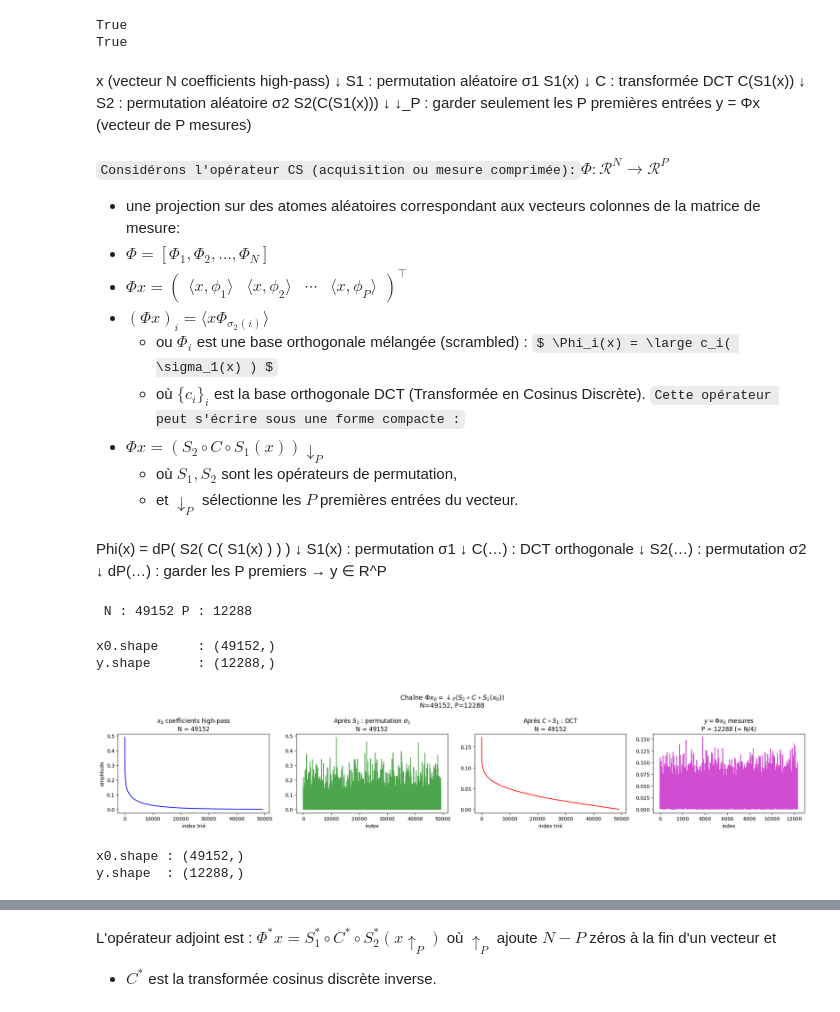
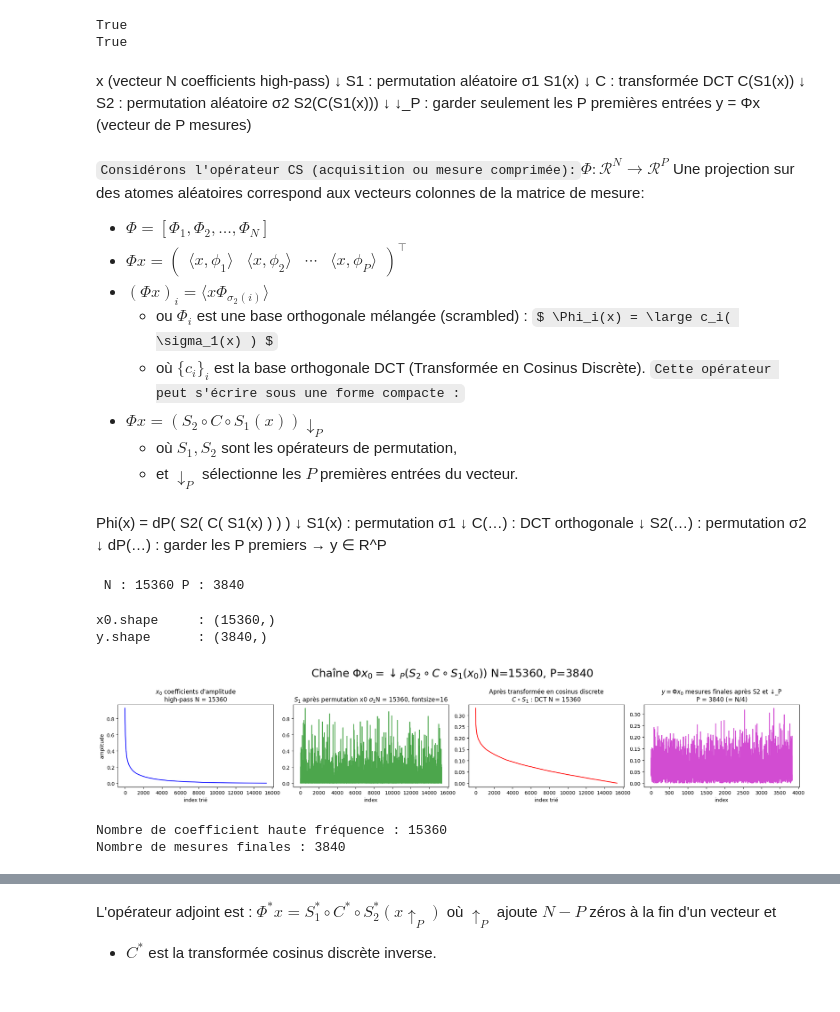
Before and after one commit to Borleo/2_M2_IAFA, a Jupyter notebook: TP_M2IAFA/TP_M2_IMGCMPT/TP23_Imagerie_Computationnelle/4_Sparsity and Redundant Representations/Compressed Sensing of Images/sparsity_2_cs_images.ipynb, the cells around one changed output, grey strips where cells are left out. Drawn from its saved outputs; the diff is of its cells as text; code cells hidden in the pictures; some formulas as TeX source.

```diff
--- a/TP_M2IAFA/TP_M2_IMGCMPT/TP23_Imagerie_Computationnelle/4_Sparsity and Redundant Representations/Compressed Sensing of Images/sparsity_2_cs_images.ipynb
+++ b/TP_M2IAFA/TP_M2_IMGCMPT/TP23_Imagerie_Computationnelle/4_Sparsity and Redundant Representations/Compressed Sensing of Images/sparsity_2_cs_images.ipynb
@@ -80,9 +80,9 @@ Maintenant nous chargeons une image $m \in \mathcal{R}^{n^2}$ de $n \times n$ pi
 # %%
 path= '/Users/asriel/TP_IAFA/M2_IAFA/TP_M2IAFA/TP_M2_IMGCMPT/TP23_Imagerie_Computationnelle/'
 name = path + 'nt_toolbox/data/boat.bmp'
-n = 512
+n = 256
 
-f0 = load_image(name)          # f0.shape = (256, 256)
+f0 = load_image(name,n)          # f0.shape = (256, 256)
 f0 = (f0 - f0.min()) / (f0.max() - f0.min() + 1e-12)
 print(f0.shape)
 
@@ -382,16 +365,16 @@ True
 # %% [markdown]
 x (vecteur N coefficients high-pass)
     ↓  S1 : permutation aléatoire σ1
-S1(x)
+    S1(x)
     ↓  C : transformée DCT
-C(S1(x))
+    C(S1(x))
     ↓  S2 : permutation aléatoire σ2
-S2(C(S1(x)))
+    S2(C(S1(x)))
     ↓  ↓_P : garder seulement les P premières entrées
-y = Φx  (vecteur de P mesures)
+    y = Φx  (vecteur de P mesures)
 # %% [markdown]
 `Considérons l'opérateur CS (acquisition ou mesure comprimée):`$\Phi:\mathcal{R}^N \rightarrow \mathcal{R}^P$
-- une projection sur des atomes aléatoires correspondant aux vecteurs colonnes de la matrice de mesure:
+Une projection sur des atomes aléatoires correspond aux vecteurs colonnes de la matrice de mesure:
 - $ \Phi=[\Phi_1,\Phi_2,…,\Phi_N]$
  - $\Phi x = \begin{pmatrix} \langle x, \phi_1 \rangle & \langle x, \phi_2 \rangle & \cdots & \langle x, \phi_P \rangle \end{pmatrix}^\top$
  - $ (\Phi x)_i = \langle{x}{\Phi_{\sigma_2(i)}}\rangle $
@@ -414,56 +397,55 @@ Phi(x) = dP( S2( C( S1(x) ) ) )
 # %%
 from scipy.fft import dct, idct
 
-P = N // 4   # nombre de mesures Shanon
+P = N // 4   # nombre de mesures Shanon-Nyquist
 print(f" N : {N} P : {P}")
 # DCT orthogonale et son inverse
 C     = lambda x: dct(x, norm='ortho')  # transformée en cosinus discrete dans une base orthogonale
 Cinv  = lambda x: idct(x, norm='ortho') # transformée en cosinus discrete inverse dans une base orthogonale
 dP    = lambda x: x[:P] # Sous-échantillonnage ↓_P : garder les P premières entrées
-Phi   = lambda x: dP(S(C(S(x0, sigma1)),sigma2)) # Opérateur Φ : R^N → R^P
+Phi   = lambda x: dP(S(C(S(x0,sigma1)),sigma2)) # Opérateur Φ : R^N → R^P
 # %% [output]
- N : 49152 P : 12288
+ N : 15360 P : 3840
 # %%
 y = Phi(x0)
 print(f"x0.shape     : {x0.shape}")       # (N,)  = (61440,)
 print(f"y.shape      : {y.shape}")        # (P,)  = (15360,)
 # %% [output]
-x0.shape     : (49152,)
-y.shape      : (12288,)
+x0.shape     : (15360,)
+y.shape      : (3840,)
 # %%
 fig, axes = plt.subplots(1, 4, figsize=(20, 4))
 
 # 1. x0 : coefficients high-pass originaux
 axes[0].plot(np.sort(np.abs(x0))[::-1], 'b-')
-axes[0].set_title(f'$x_0$ coefficients high-pass\nN = {N}')
+axes[0].set_title(f'$x_0$ coefficients d\'amplitude\nhigh-pass N = {N}')
 axes[0].set_xlabel('index trié')
 axes[0].set_ylabel('amplitude')
 
 # 2. Après S1 : permutation sigma1
 S1_x0 = S(x0, sigma1)
 axes[1].plot(np.abs(S1_x0), 'g-', alpha=0.7)
-axes[1].set_title(f'Après $S_1$ : permutation $\\sigma_1$\nN = {N}')
+axes[1].set_title(f'$S_1$ après permutation x0 $\\sigma_1$N = {N}, fontsize=16')
 axes[1].set_xlabel('index')
 
 # 3. Après C∘S1 : DCT
 CS1_x0 = C(S1_x0)
 axes[2].plot(np.sort(np.abs(CS1_x0))[::-1], 'r-')
-axes[2].set_title(f'Après $C \\circ S_1$ : DCT\nN = {N}')
+axes[2].set_title(f'Après transformée en cosinus discrete\n$C \\circ S_1$ : DCT N = {N}')
 axes[2].set_xlabel('index trié')
 
 # 4. y = Φx0 : mesures finales après S2 et ↓_P
 axes[3].plot(np.abs(y), 'm-', alpha=0.7)
-axes[3].set_title(f'$y = \\Phi x_0$ mesures\nP = {P} (= N/4)')
+axes[3].set_title(f'$y = \\Phi x_0$ mesures finales après S2 et ↓_P\nP = {P} (= N/4)')
 axes[3].set_xlabel('index')
 
-plt.suptitle(f'Chaîne $\\Phi x_0 = \\downarrow_P(S_2 \\circ C \\circ S_1(x_0))$\n'
-             f'N={N}, P={P}', fontsize=13)
+plt.suptitle(f'Chaîne $\\Phi x_0 = \\downarrow_P(S_2 \\circ C \\circ S_1(x_0))$'f' N={N}, P={P}', fontsize=22)
 plt.tight_layout()
 plt.show()
 
-print(f"x0.shape : {x0.shape}")   # (N,)
-print(f"y.shape  : {y.shape}")    # (P,)
+print(f"Nombre de coefficient haute fréquence : {x0.shape[0]}")   # (N,)
+print(f"Nombre de mesures finales : {y.shape[0]}")    # (P,)
 # %% [output]
-[figure, old version]
+[figure, new version]
-x0.shape : (49152,)
-y.shape  : (12288,)
+Nombre de coefficient haute fréquence : 15360
+Nombre de mesures finales : 3840
```
Also changed, not shown: parts of 22 cells of this notebook.
